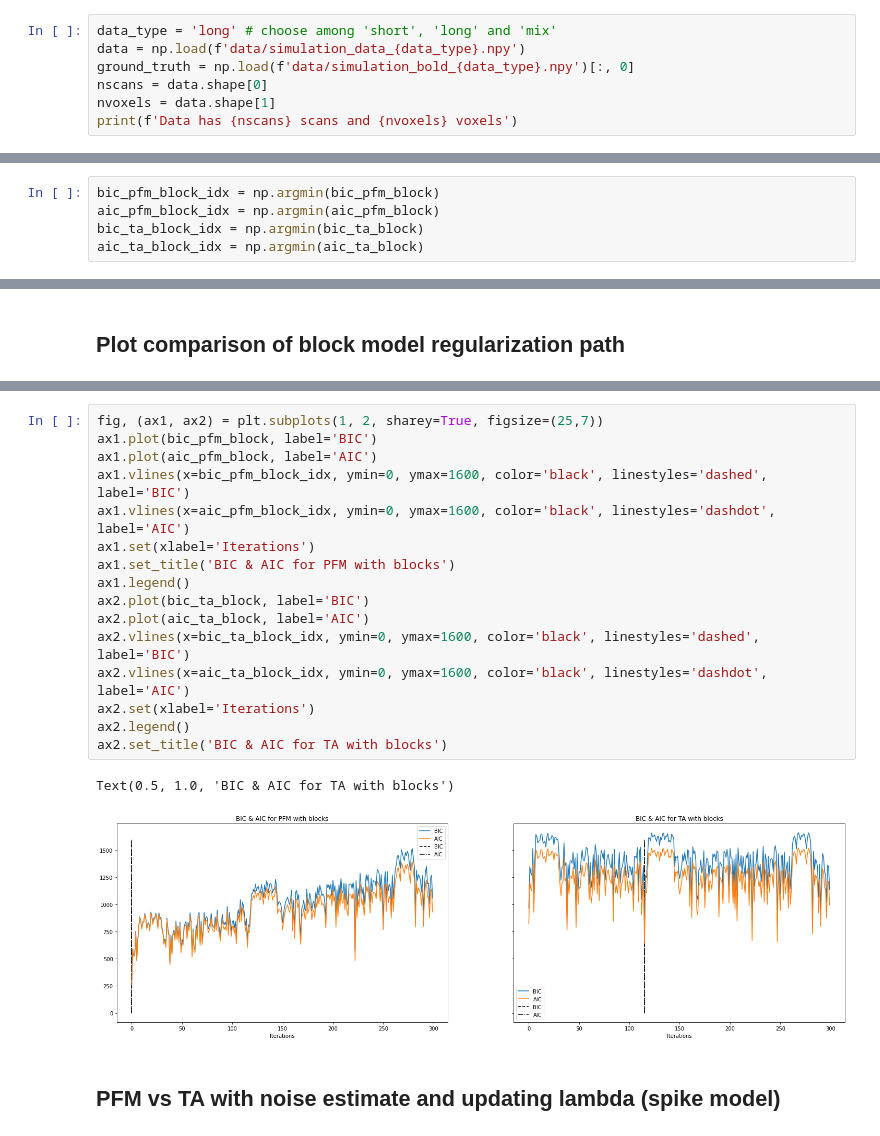
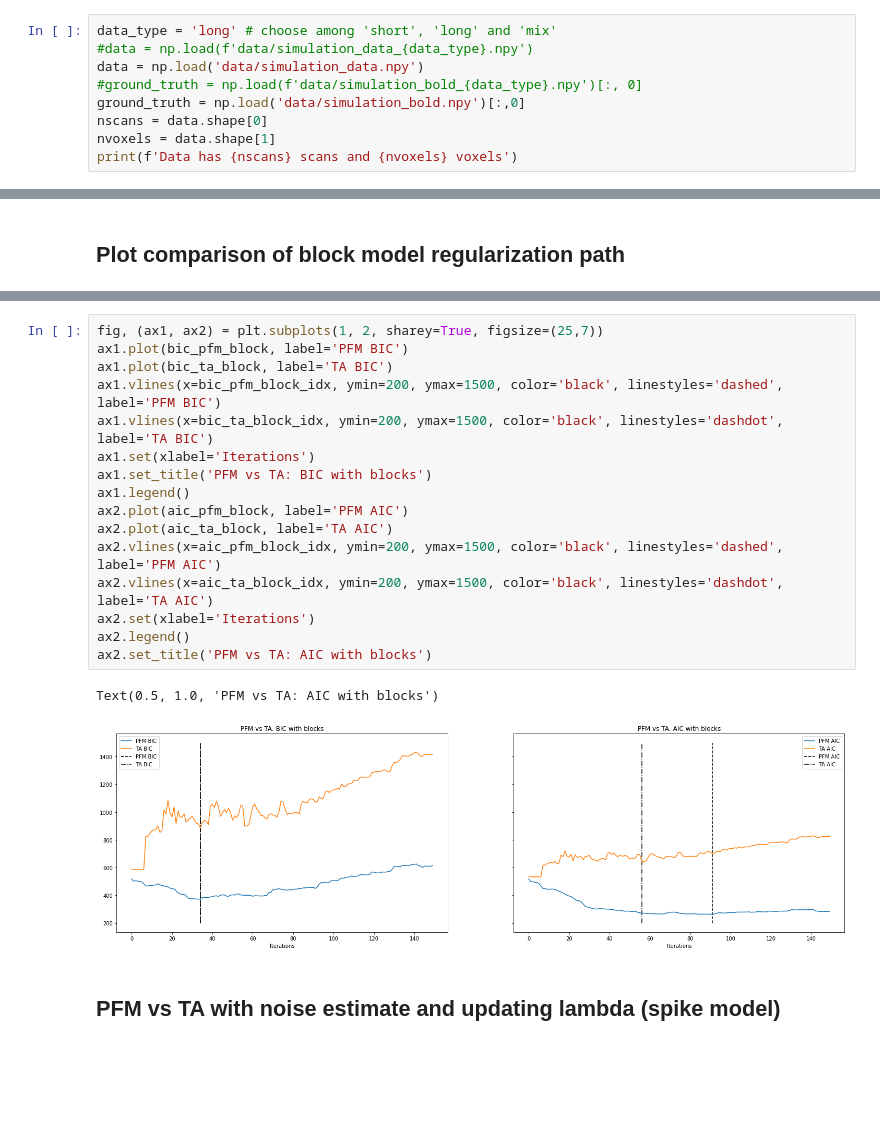
Before and after one commit to eurunuela/pfm_vs_ta, a Jupyter notebook: pfm_vs_ta.ipynb, the cells around one changed output, grey strips where cells are left out. Saved outputs shown, nothing was run; the diff lists cells and outputs as text; blank space fills up the shorter version.

```diff
--- a/pfm_vs_ta.ipynb
+++ b/pfm_vs_ta.ipynb
@@ -20,8 +20,10 @@ from Scripts.total_activation import hrf_filters
 ## Load data
 # %%
 data_type = 'long' # choose among 'short', 'long' and 'mix'
-data = np.load(f'data/simulation_data_{data_type}.npy')
-ground_truth = np.load(f'data/simulation_bold_{data_type}.npy')[:, 0]
+#data = np.load(f'data/simulation_data_{data_type}.npy')
+data = np.load('data/simulation_data.npy')
+#ground_truth = np.load(f'data/simulation_bold_{data_type}.npy')[:, 0]
+ground_truth = np.load('data/simulation_bold.npy')[:,0]
 nscans = data.shape[0]
 nvoxels = data.shape[1]
 print(f'Data has {nscans} scans and {nvoxels} voxels')
@@ -235,6 +269 @@ Calculating regularization path for TA on voxel 1 of 8...
 Regularization path of voxel 1 calculated
-# %%
-bic_pfm_block_idx = np.argmin(bic_pfm_block)
-aic_pfm_block_idx = np.argmin(aic_pfm_block)
-bic_ta_block_idx = np.argmin(bic_ta_block)
-aic_ta_block_idx = np.argmin(aic_ta_block)
@@ -299,22 +309,22 @@ Text(0.5, 1.0, 'TA block model lambdas')
 # %%
 fig, (ax1, ax2) = plt.subplots(1, 2, sharey=True, figsize=(25,7))
-ax1.plot(bic_pfm_block, label='BIC')
-ax1.plot(aic_pfm_block, label='AIC')
-ax1.vlines(x=bic_pfm_block_idx, ymin=0, ymax=1600, color='black', linestyles='dashed', label='BIC')
-ax1.vlines(x=aic_pfm_block_idx, ymin=0, ymax=1600, color='black', linestyles='dashdot', label='AIC')
+ax1.plot(bic_pfm_block, label='PFM BIC')
+ax1.plot(bic_ta_block, label='TA BIC')
+ax1.vlines(x=bic_pfm_block_idx, ymin=200, ymax=1500, color='black', linestyles='dashed', label='PFM BIC')
+ax1.vlines(x=bic_ta_block_idx, ymin=200, ymax=1500, color='black', linestyles='dashdot', label='TA BIC')
 ax1.set(xlabel='Iterations')
-ax1.set_title('BIC & AIC for PFM with blocks')
+ax1.set_title('PFM vs TA: BIC with blocks')
 ax1.legend()
-ax2.plot(bic_ta_block, label='BIC')
-ax2.plot(aic_ta_block, label='AIC')
-ax2.vlines(x=bic_ta_block_idx, ymin=0, ymax=1600, color='black', linestyles='dashed', label='BIC')
-ax2.vlines(x=aic_ta_block_idx, ymin=0, ymax=1600, color='black', linestyles='dashdot', label='AIC')
+ax2.plot(aic_pfm_block, label='PFM AIC')
+ax2.plot(aic_ta_block, label='TA AIC')
+ax2.vlines(x=aic_pfm_block_idx, ymin=200, ymax=1500, color='black', linestyles='dashed', label='PFM AIC')
+ax2.vlines(x=aic_ta_block_idx, ymin=200, ymax=1500, color='black', linestyles='dashdot', label='TA AIC')
 ax2.set(xlabel='Iterations')
 ax2.legend()
-ax2.set_title('BIC & AIC for TA with blocks')
+ax2.set_title('PFM vs TA: AIC with blocks')
 # %% [output]
-Text(0.5, 1.0, 'BIC & AIC for TA with blocks')
+Text(0.5, 1.0, 'PFM vs TA: AIC with blocks')
-[figure, old version]
+[figure, new version]
 # %% [markdown]
 ## PFM vs TA with noise estimate and updating lambda (spike model)
 # %%
```
Also changed, not shown: parts of 16 cells of this notebook.
